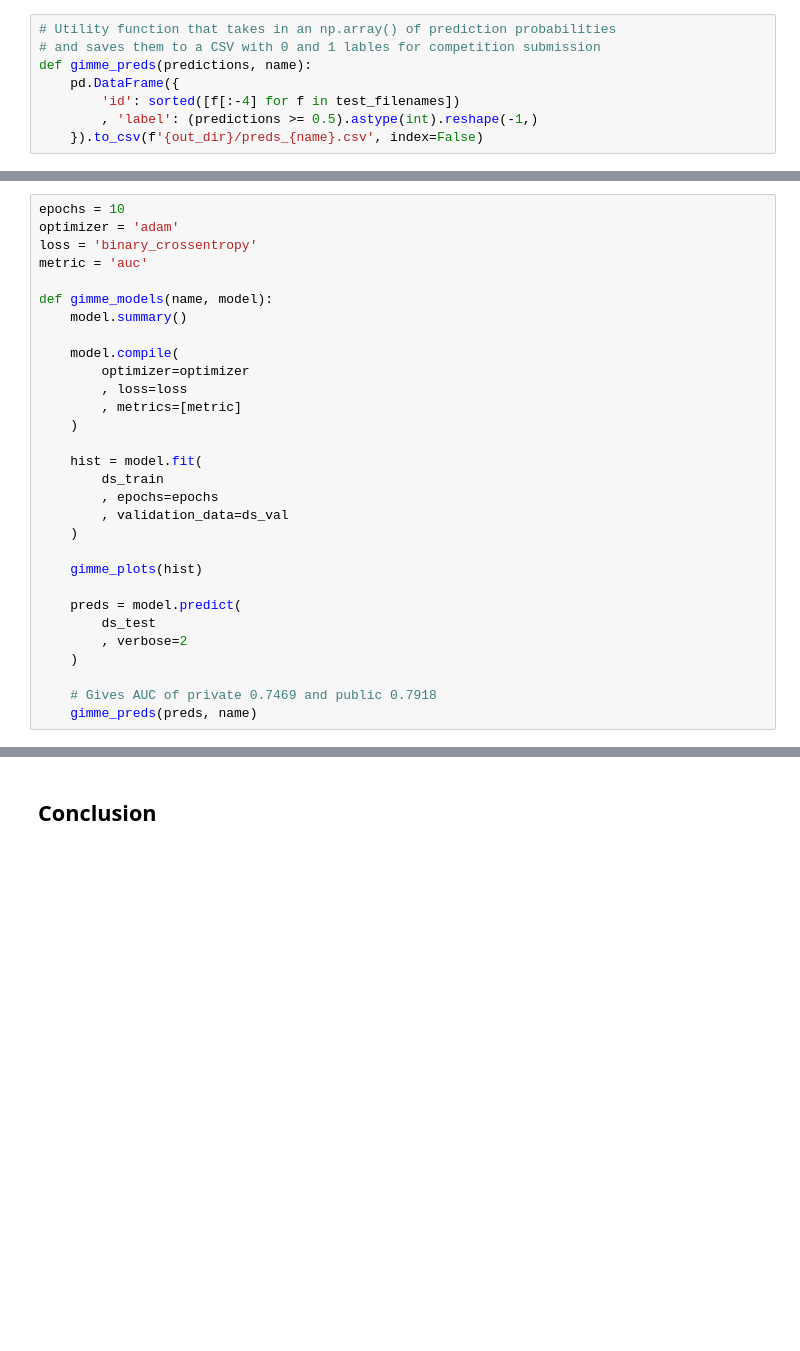
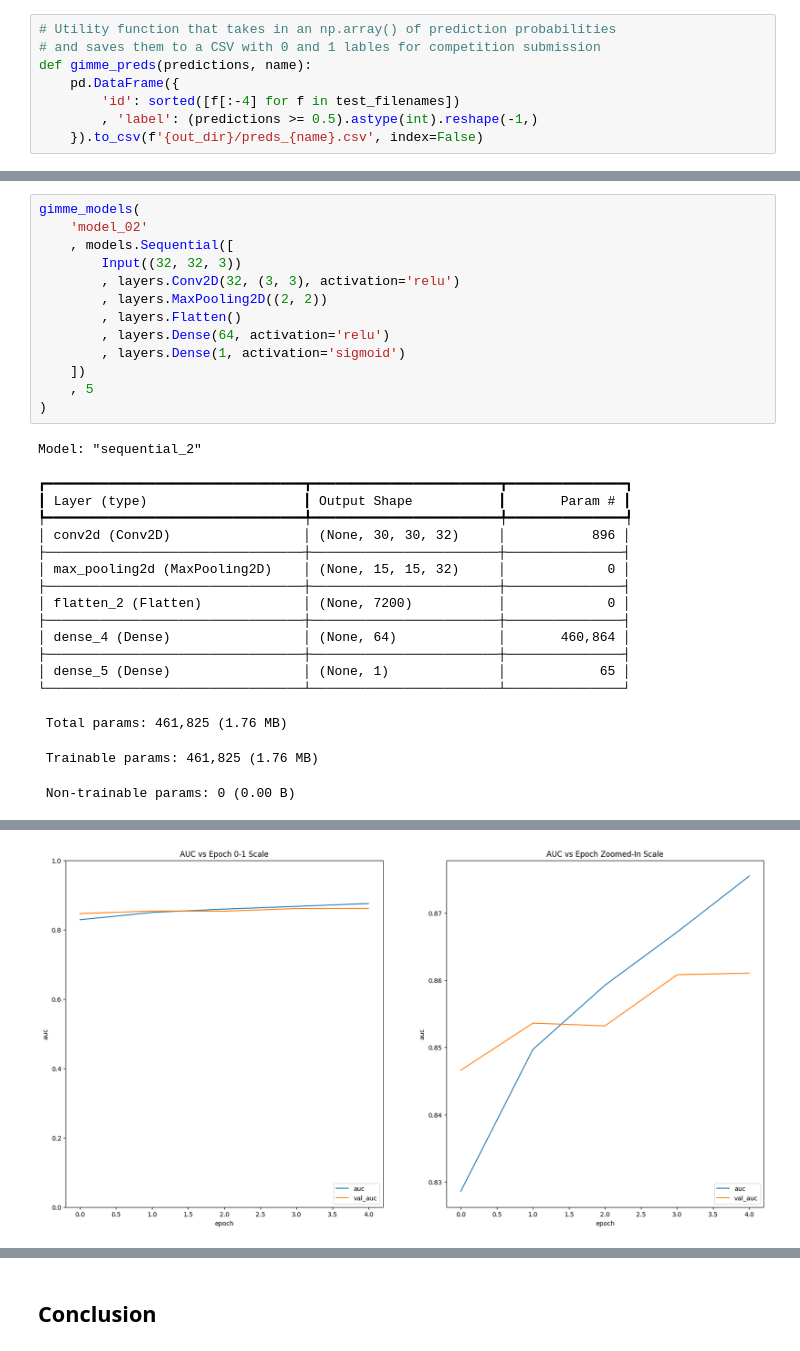
Before and after one commit to jhleakakos/cnn-cancer-detection, a Jupyter notebook: so_convolved.ipynb, the cells around one changed output, grey strips where cells are left out. Drawn from its saved outputs; the diff is of its cells as text; blank space fills up the shorter version.

```diff
--- a/so_convolved.ipynb
+++ b/so_convolved.ipynb
@@ -446,30 +413,0 @@ def gimme_plots(history):
-# %%
-epochs = 10
-optimizer = 'adam'
-loss = 'binary_crossentropy'
-metric = 'auc'
-
-def gimme_models(name, model):
-    model.summary()
-
-    model.compile(
-        optimizer=optimizer
-        , loss=loss
-        , metrics=[metric]
-    )
-
-    hist = model.fit(
-        ds_train
-        , epochs=epochs
-        , validation_data=ds_val
-    )
-
-    gimme_plots(hist)
-
-    preds = model.predict(
-        ds_test
-        , verbose=2
-    )
-
-    # Gives AUC of private 0.7469 and public 0.7918
-    gimme_preds(preds, name)
@@ -712,0 +516,31 @@ Next, will will try more targeted hyperparameter tuning. One reminder here is th
+# %%
+gimme_models(
+    'model_02'
+    , models.Sequential([
+        Input((32, 32, 3))
+        , layers.Conv2D(32, (3, 3), activation='relu')
+        , layers.MaxPooling2D((2, 2))
+        , layers.Flatten()
+        , layers.Dense(64, activation='relu')
+        , layers.Dense(1, activation='sigmoid')
+    ])
+    , 5
+)
+# %% [output]
+Model: "sequential_2"
+┏━━━━━━━━━━━━━━━━━━━━━━━━━━━━━━━━━┳━━━━━━━━━━━━━━━━━━━━━━━━┳━━━━━━━━━━━━━━━┓
+┃ Layer (type)                    ┃ Output Shape           ┃       Param # ┃
+┡━━━━━━━━━━━━━━━━━━━━━━━━━━━━━━━━━╇━━━━━━━━━━━━━━━━━━━━━━━━╇━━━━━━━━━━━━━━━┩
+│ conv2d (Conv2D)                 │ (None, 30, 30, 32)     │           896 │
+├─────────────────────────────────┼────────────────────────┼───────────────┤
+│ max_pooling2d (MaxPooling2D)    │ (None, 15, 15, 32)     │             0 │
+├─────────────────────────────────┼────────────────────────┼───────────────┤
+│ flatten_2 (Flatten)             │ (None, 7200)           │             0 │
+├─────────────────────────────────┼────────────────────────┼───────────────┤
+│ dense_4 (Dense)                 │ (None, 64)             │       460,864 │
+├─────────────────────────────────┼────────────────────────┼───────────────┤
+│ dense_5 (Dense)                 │ (None, 1)              │            65 │
+└─────────────────────────────────┴────────────────────────┴───────────────┘
+ Total params: 461,825 (1.76 MB)
+ Trainable params: 461,825 (1.76 MB)
+ Non-trainable params: 0 (0.00 B)
@@ -712,0 +558 @@ Next, will will try more targeted hyperparameter tuning. One reminder here is th
+[figure, added]
```
Also changed, not shown: parts of 37 cells of this notebook.
